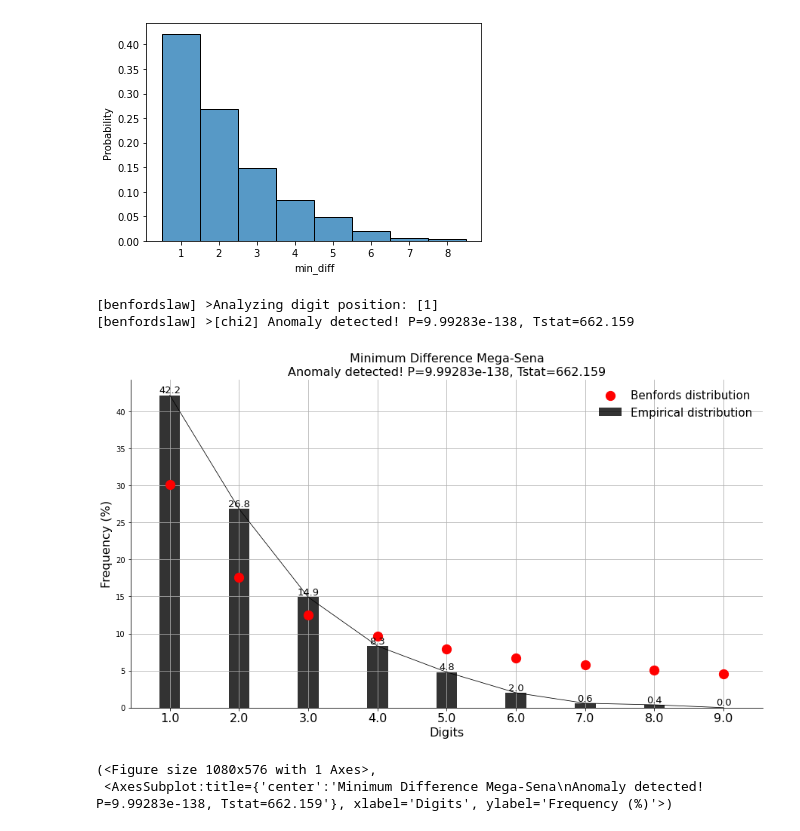
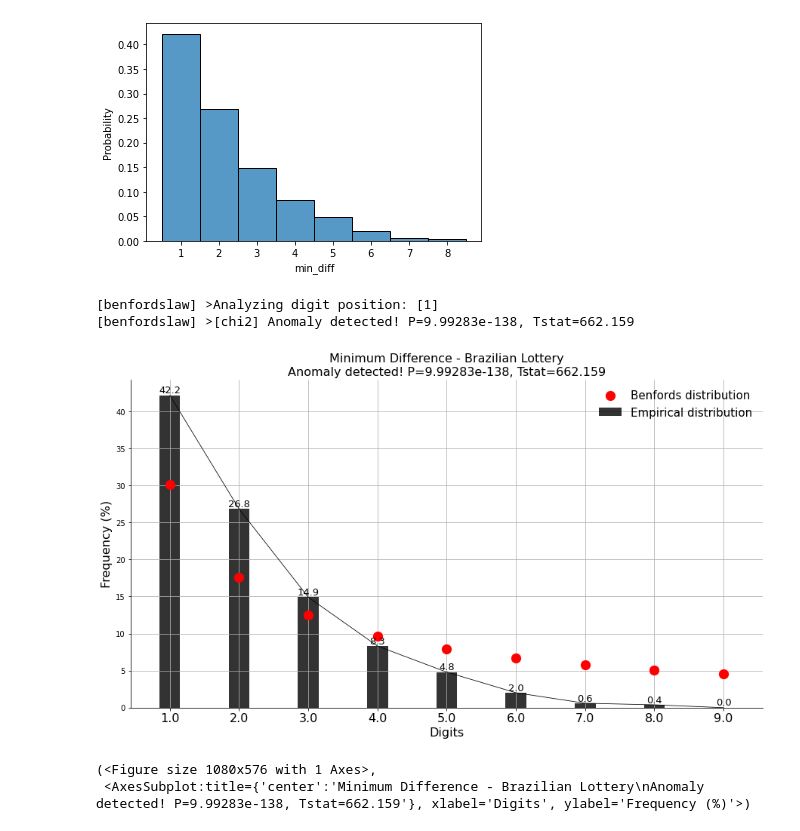
Before and after one commit to rfaria/BrazilianLotteryAnalysis, a Jupyter notebook: mega_sena_benford.ipynb, the cells around one changed output. Drawn from its saved outputs; the diff is of its cells as text; code cells hidden in the pictures.

Commit message:
fixing plot title

```diff
--- a/mega_sena_benford.ipynb
+++ b/mega_sena_benford.ipynb
@@ -60,20 +60,20 @@ sns.histplot(df, x="min_diff", binwidth=1, stat="probability", discrete=True)
 # %%
 from benfordslaw import benfordslaw
 
 # Initialize
 bl = benfordslaw(alpha=0.05)
 
 # Extract information
 X = df['min_diff']
 
 # Make fit
 results = bl.fit(X)
 
 # Plot
-bl.plot(title='Minimum Difference Mega-Sena')
+bl.plot(title='Minimum Difference - Brazilian Lottery')
 # %% [output]
 [benfordslaw] >Analyzing digit position: [1]
 [benfordslaw] >[chi2] Anomaly detected! P=9.99283e-138, Tstat=662.159
-[figure, old version]
+[figure, new version]
 (<Figure size 1080x576 with 1 Axes>,
- <AxesSubplot:title={'center':'Minimum Difference Mega-Sena\nAnomaly detected! P=9.99283e-138, Tstat=662.159'}, xlabel='Digits', ylabel='Frequency (%)'>)
+ <AxesSubplot:title={'center':'Minimum Difference - Brazilian Lottery\nAnomaly detected! P=9.99283e-138, Tstat=662.159'}, xlabel='Digits', ylabel='Frequency (%)'>)
```
Also changed, not shown: 1 other file.
